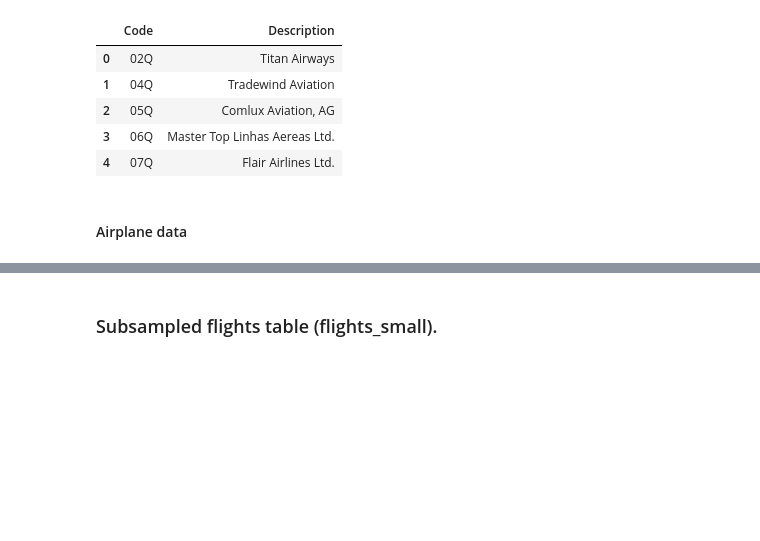
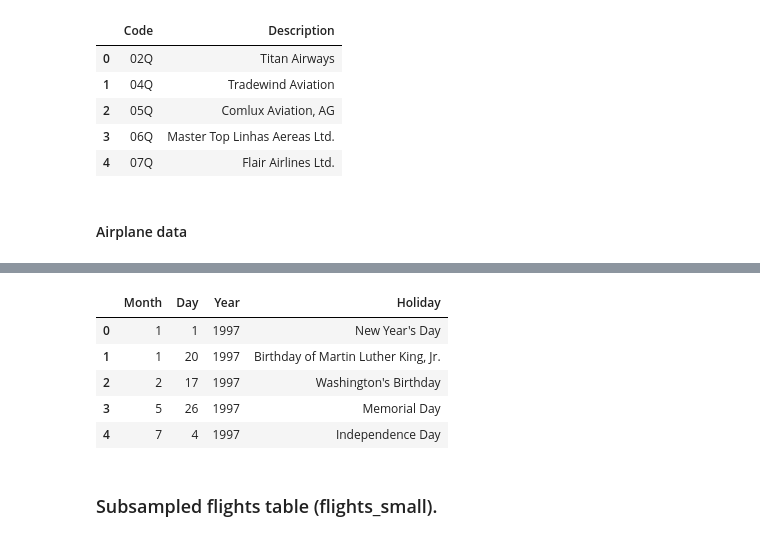
Before and after one commit to mqk/DelayMeNot, a Jupyter notebook: notebooks/database_setup.ipynb, the cells around one changed output, grey strips where cells are left out. Drawn from its saved outputs; the diff is of its cells as text; code cells hidden in the pictures; blank space fills up the shorter version.

```diff
--- a/notebooks/database_setup.ipynb
+++ b/notebooks/database_setup.ipynb
@@ -156,0 +179,12 @@ cur.execute(command);
+# %%
+
+df = pd.read_fwf('../data/US_holidays_1997-2020.txt',colspecs=[[0,2],[3,5],[6,10],[12,50]],header=None,names=['Month','Day','Year','Holiday'])
+df['Holiday'] = df['Holiday'].apply(lambda x: x[:-1])
+df.head()
+# %% [output]
+|  | Month | Day | Year | Holiday |
+| 0 | 1 | 1 | 1997 | New Year's Day |
+| 1 | 1 | 20 | 1997 | Birthday of Martin Luther King, Jr. |
+| 2 | 2 | 17 | 1997 | Washington's Birthday |
+| 3 | 5 | 26 | 1997 | Memorial Day |
+| 4 | 7 | 4 | 1997 | Independence Day |
```
Also changed, not shown: parts of 12 cells of this notebook, 29 other files.
